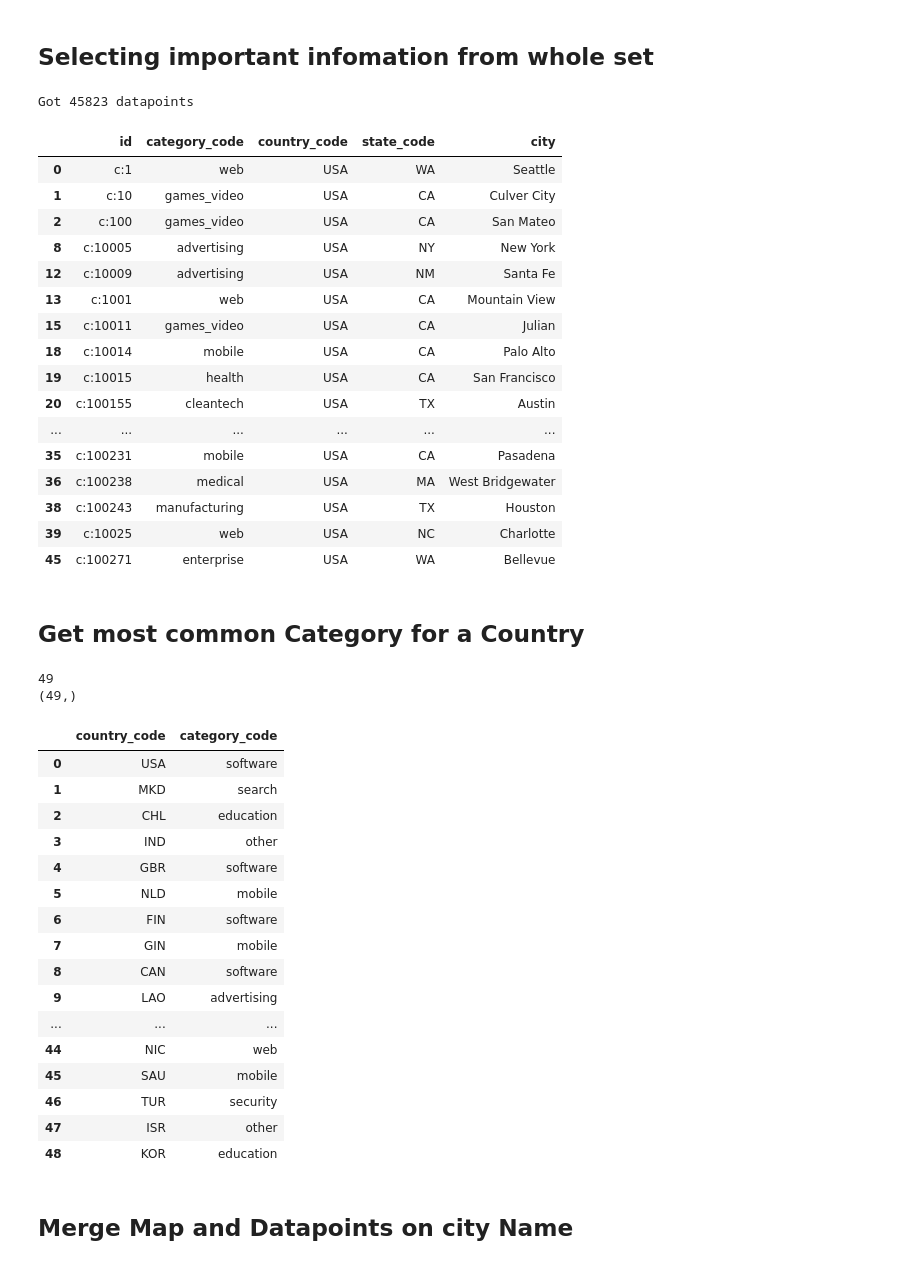
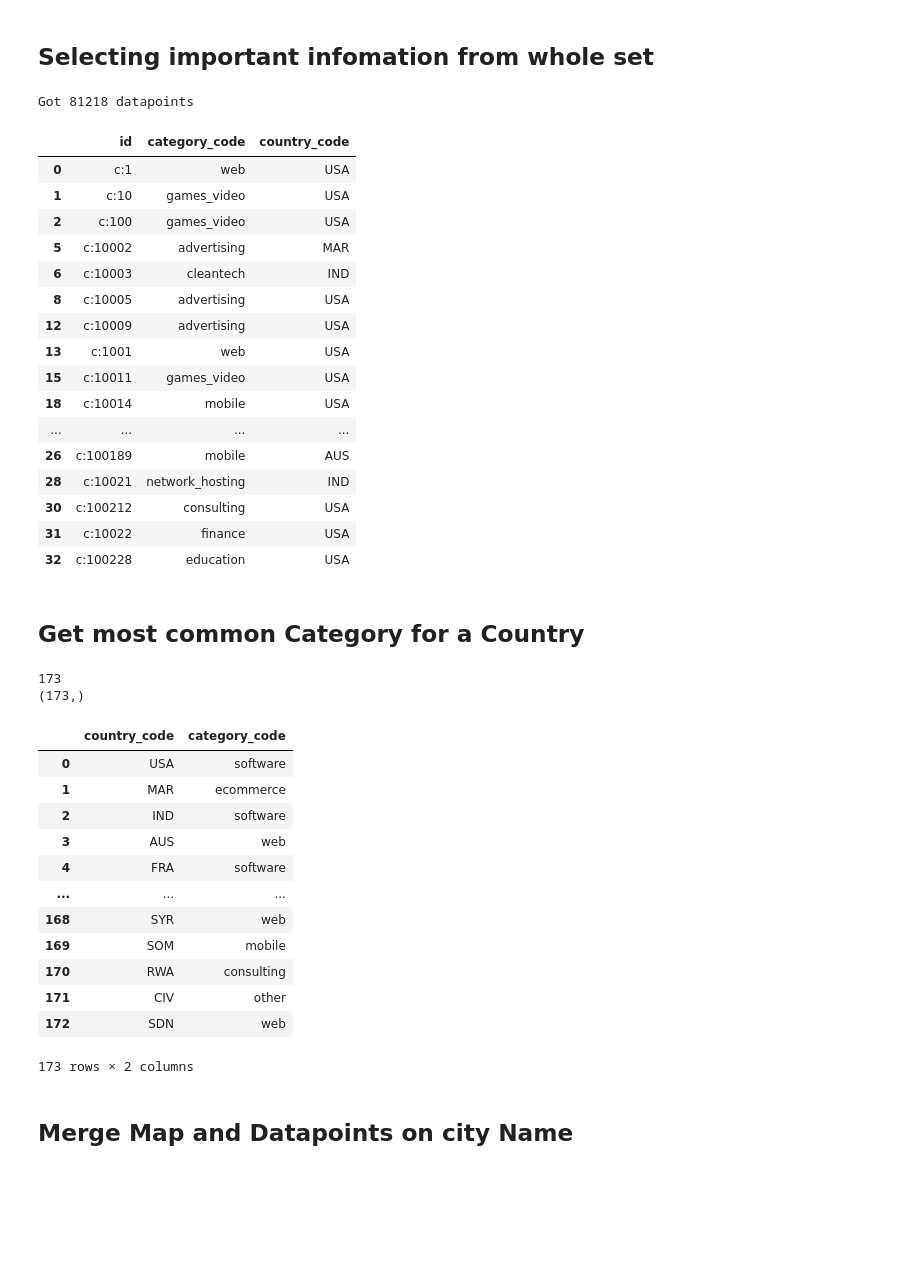
Before and after one commit to schmuecker/statistics-course, a Jupyter notebook: startup-analysis/heat_map.ipynb, the cells around one changed output. Saved outputs shown, nothing was run; the diff lists cells and outputs as text; code cells hidden in the pictures; blank space fills up the shorter version.

```diff
--- a/startup-analysis/heat_map.ipynb
+++ b/startup-analysis/heat_map.ipynb
@@ -29,34 +32,34 @@ objects.head()
 # %% [markdown]
 ## Selecting important infomation from whole set
 # %%
-df_objects = objects[['id','entity_type','category_code','country_code', 'state_code', 'city']]
+df_objects = objects[['id','entity_type','category_code','country_code']]
 
 # only select Companies (get rid of people or other entities)
 df_companies = df_objects.loc[df_objects['entity_type'] == 'Company']
 df_companies = df_companies.drop('entity_type', axis=1)
 
 df_companies = df_companies.dropna()
 print("Got " + str(df_companies.shape[0]) + " datapoints")
 df_companies.head(20)
 # %% [output]
-Got 45823 datapoints
+Got 81218 datapoints
-|  | id | category_code | country_code | state_code | city |
-| 0 | c:1 | web | USA | WA | Seattle |
-| 1 | c:10 | games_video | USA | CA | Culver City |
-| 2 | c:100 | games_video | USA | CA | San Mateo |
-| 8 | c:10005 | advertising | USA | NY | New York |
-| 12 | c:10009 | advertising | USA | NM | Santa Fe |
-| 13 | c:1001 | web | USA | CA | Mountain View |
-| 15 | c:10011 | games_video | USA | CA | Julian |
-| 18 | c:10014 | mobile | USA | CA | Palo Alto |
-| 19 | c:10015 | health | USA | CA | San Francisco |
-| 20 | c:100155 | cleantech | USA | TX | Austin |
-| ... | ... | ... | ... | ... | ... |
-| 35 | c:100231 | mobile | USA | CA | Pasadena |
-| 36 | c:100238 | medical | USA | MA | West Bridgewater |
-| 38 | c:100243 | manufacturing | USA | TX | Houston |
-| 39 | c:10025 | web | USA | NC | Charlotte |
-| 45 | c:100271 | enterprise | USA | WA | Bellevue |
+|  | id | category_code | country_code |
+| 0 | c:1 | web | USA |
+| 1 | c:10 | games_video | USA |
+| 2 | c:100 | games_video | USA |
+| 5 | c:10002 | advertising | MAR |
+| 6 | c:10003 | cleantech | IND |
+| 8 | c:10005 | advertising | USA |
+| 12 | c:10009 | advertising | USA |
+| 13 | c:1001 | web | USA |
+| 15 | c:10011 | games_video | USA |
+| 18 | c:10014 | mobile | USA |
+| ... | ... | ... | ... |
+| 26 | c:100189 | mobile | AUS |
+| 28 | c:10021 | network_hosting | IND |
+| 30 | c:100212 | consulting | USA |
+| 31 | c:10022 | finance | USA |
+| 32 | c:100228 | education | USA |
 # %% [markdown]
 ## Get most common Category for a Country
 # %%
@@ -74,25 +77,21 @@ df_unique_c["category_code"] = most_common
 
 df_unique_c
 # %% [output]
-49
-(49,)
+173
+(173,)
 |  | country_code | category_code |
 | 0 | USA | software |
-| 1 | MKD | search |
-| 2 | CHL | education |
-| 3 | IND | other |
-| 4 | GBR | software |
-| 5 | NLD | mobile |
-| 6 | FIN | software |
-| 7 | GIN | mobile |
-| 8 | CAN | software |
-| 9 | LAO | advertising |
+| 1 | MAR | ecommerce |
+| 2 | IND | software |
+| 3 | AUS | web |
+| 4 | FRA | software |
 | ... | ... | ... |
-| 44 | NIC | web |
-| 45 | SAU | mobile |
-| 46 | TUR | security |
-| 47 | ISR | other |
-| 48 | KOR | education |
+| 168 | SYR | web |
+| 169 | SOM | mobile |
+| 170 | RWA | consulting |
+| 171 | CIV | other |
+| 172 | SDN | web |
+173 rows × 2 columns
 # %% [markdown]
 ## Merge Map and Datapoints on city Name
 # %%
```
Also changed, not shown: parts of 8 cells of this notebook, 10 other files.
